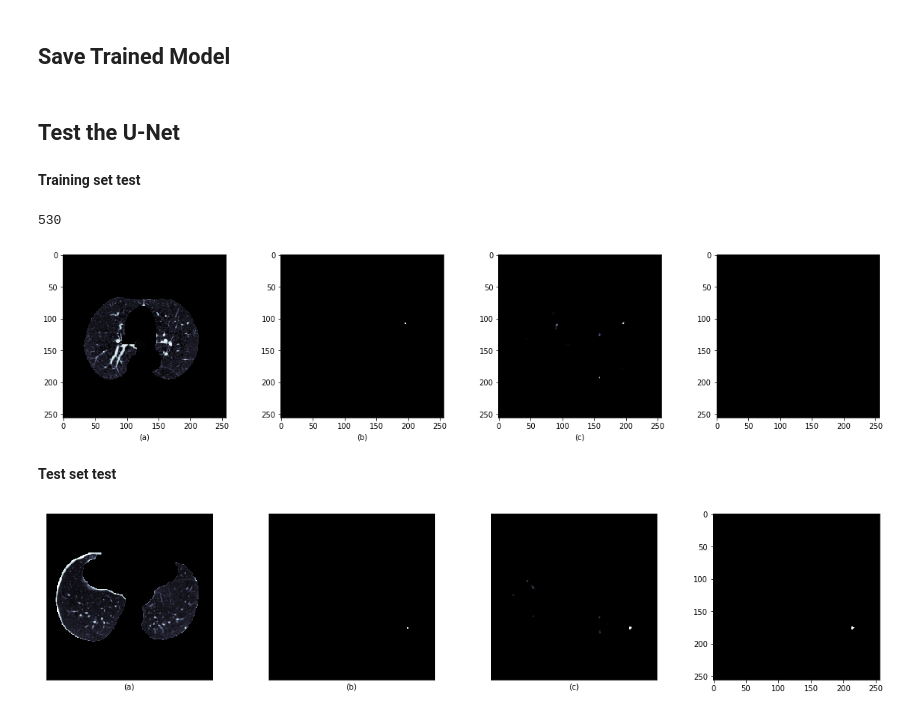
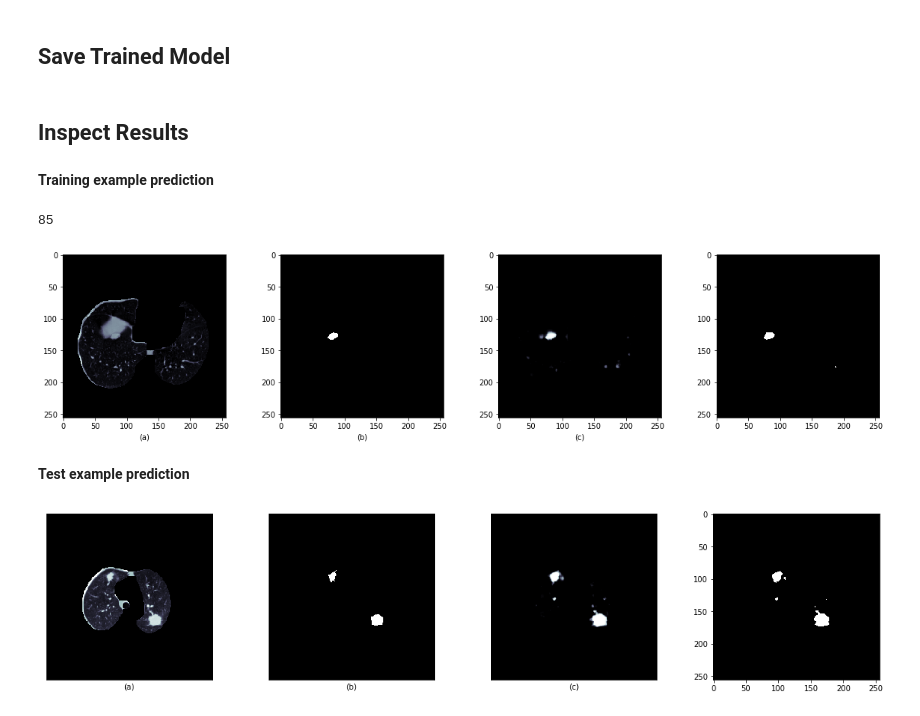
Before and after one commit to maggiebasta/lung-cancer-thesis, a Jupyter notebook: LIDC/unet_2d/trainUnet.ipynb, the cells around one changed output. Saved outputs shown, nothing was run; the diff lists cells and outputs as text; code cells hidden in the pictures.

```diff
--- a/LIDC/unet_2d/trainUnet.ipynb
+++ b/LIDC/unet_2d/trainUnet.ipynb
@@ -147,21 +130,20 @@ model.save('unet_lidc.hdf5')
 # %%
 model.load_weights('unet_lidc.hdf5')
 # model.load_weights('../../trained_segmentation_models/unet_lidc_curbest.hdf5')
-# %% [markdown]
-## Test the U-Net
+# %% [markdown]
+## Inspect Results
 # %% [markdown]
-**Training set test**
+**Training example prediction**
 # %%
 train_idx = np.random.randint(len(os.listdir('data/train/image')))
 print(train_idx)
-# train_idx = 449
-img0 = io.imread(f'data/train/image/{train_idx}.tif', as_gray=True)/255
-mask0 = io.imread(f'data/train/label/{train_idx}.tif', as_gray=True)
+
+img0 = imread(f'data/train/image/{train_idx}.tif', as_gray=True)/255
+mask0 = imread(f'data/train/label/{train_idx}.tif', as_gray=True)
 x = img_to_array(img0)
 y = img_to_array(mask0)
 
 result = model.predict(x.reshape(1, 256, 256, 1))
-# results = model.predict_generator(train_generator, 2, verbose=1)
 
 fig, axs = plt.subplots(1, 4, figsize=(20, 4))
 axs[0].imshow(x.reshape(256, 256), cmap='bone')
@@ -173,46 +155,42 @@ axs[0].set_xlabel("(a)")
 axs[1].set_xlabel("(b)")
 axs[2].set_xlabel("(c)")
 
-# for ax in axs:
-#     ax.set_xticks([])
-#     ax.set_yticks([])
-
 
 plt.show()
 # %% [output]
-530
+85
-[figure, old version]
+[figure, new version]
 # %% [markdown]
-**Test set test**
+**Test example prediction**
 # %%
 test_idx = np.random.randint(len(os.listdir('data/test/image')))
 # test_idx = 53
-img0 = io.imread(f'data/test/image/{test_idx}.tif', as_gray=True)/255
-mask0 = io.imread(f'data/test/label/{test_idx}.tif', as_gray=True)
+img0 = imread(f'data/test/image/{test_idx}.tif', as_gray=True)/255
+mask0 = imread(f'data/test/label/{test_idx}.tif', as_gray=True)
 
 x = img_to_array(img0)
 y = img_to_array(mask0)
 
 result = model.predict(x.reshape(1, 256, 256, 1))
 # results = model.predict_generator(train_generator, 2, verbose=1)
 
 fig, axs = plt.subplots(1, 4, figsize=(20, 4))
 axs[0].imshow(x.reshape(256, 256), cmap='bone')
 axs[1].imshow(y.reshape(256, 256), cmap='bone')
 axs[2].imshow(result.reshape(256, 256), cmap='bone')
 axs[3].imshow(np.round(result.reshape(256, 256)), cmap='bone')
 
 axs[0].set_xlabel("(a)")
 axs[1].set_xlabel("(b)")
 axs[2].set_xlabel("(c)")
 
 axs[0].set_xticks([])
 axs[0].set_yticks([])
 axs[1].set_xticks([])
 axs[1].set_yticks([])
 axs[2].set_xticks([])
 axs[2].set_yticks([])
 
 plt.show()
 # %% [output]
-[figure, old version]
+[figure, new version]
```
Also changed, not shown: parts of 5 cells of this notebook, 12 other files.
